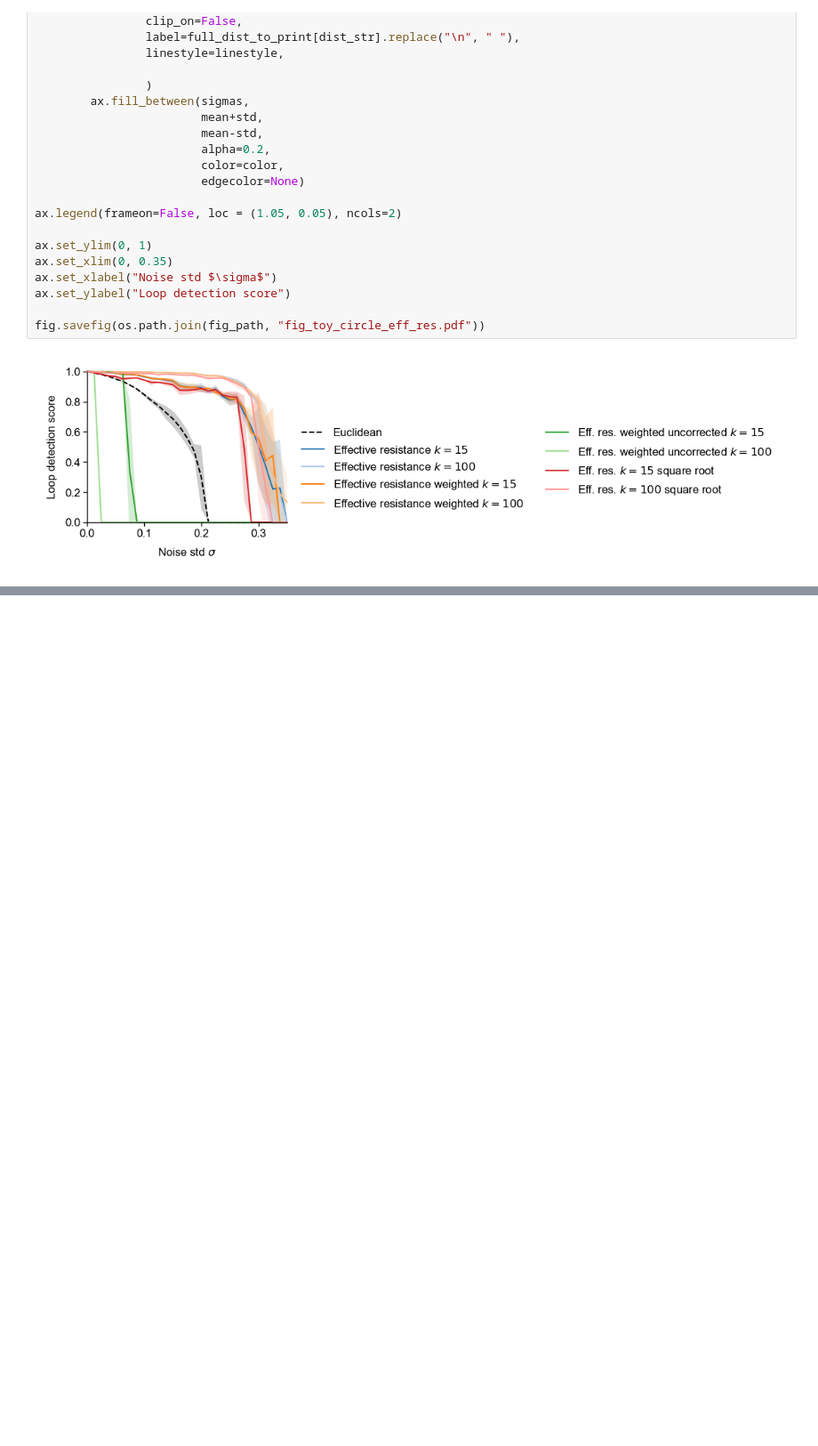
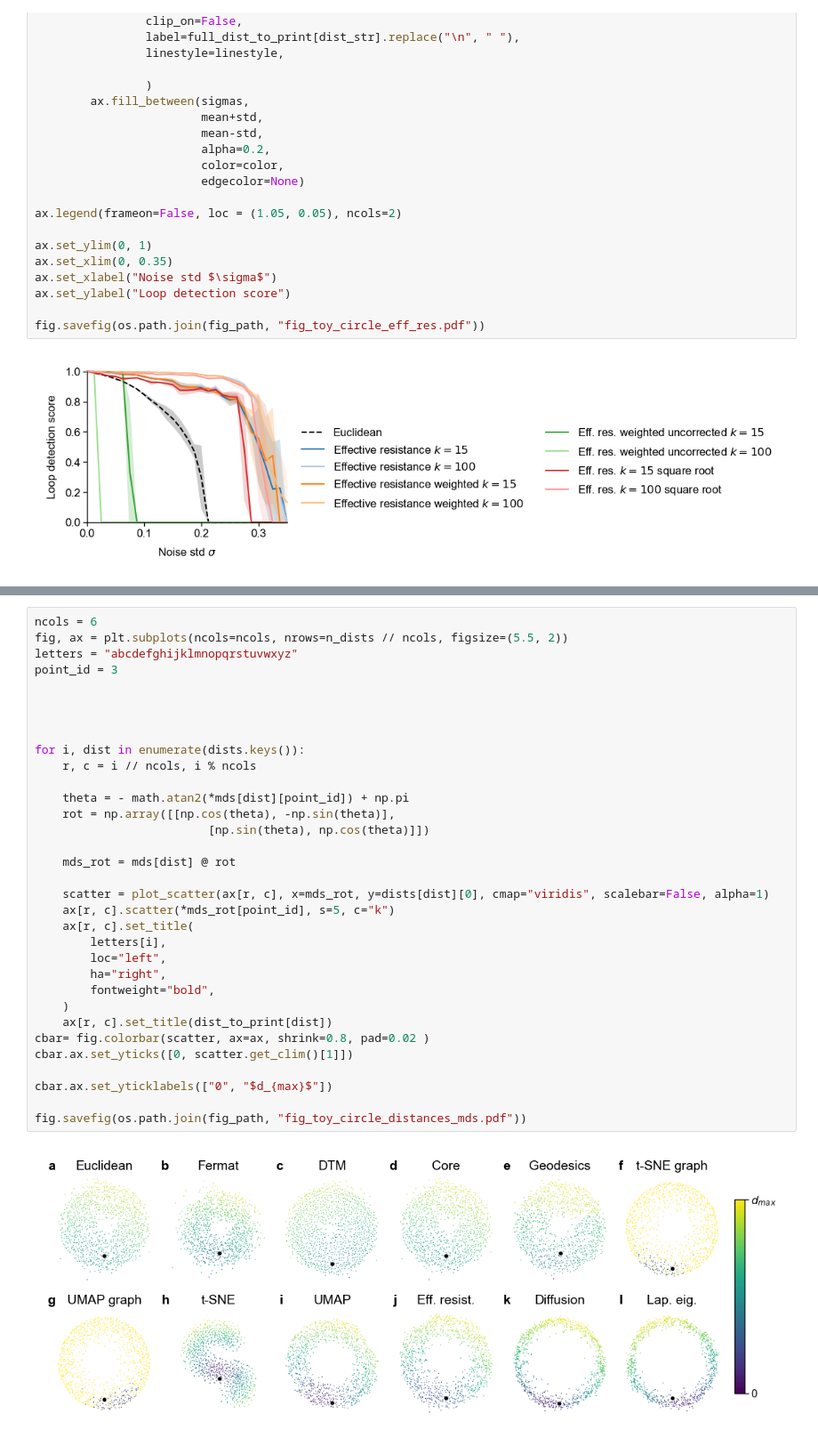
Before and after one commit to berenslab/eff-ph, a Jupyter notebook: notebooks/fig_circle.ipynb, the cells around one changed output, grey strips where cells are left out. Shown: that part at 89% size. Saved outputs shown, nothing was run; the diff lists cells and outputs as text; blank space fills up the shorter version.

```diff
--- a/notebooks/fig_circle.ipynb
+++ b/notebooks/fig_circle.ipynb
@@ -250,0 +414,35 @@ fig.savefig(os.path.join(fig_path, "fig_toy_circle_eff_res.pdf"))
+# %%
+ncols = 6
+fig, ax = plt.subplots(ncols=ncols, nrows=n_dists // ncols, figsize=(5.5, 2))
+letters = "abcdefghijklmnopqrstuvwxyz"
+point_id = 3
+
+
+
+
+for i, dist in enumerate(dists.keys()):
+    r, c = i // ncols, i % ncols
+
+    theta = - math.atan2(*mds[dist][point_id]) + np.pi
+    rot = np.array([[np.cos(theta), -np.sin(theta)],
+                         [np.sin(theta), np.cos(theta)]])
+
+    mds_rot = mds[dist] @ rot
+
+    scatter = plot_scatter(ax[r, c], x=mds_rot, y=dists[dist][0], cmap="viridis", scalebar=False, alpha=1)
+    ax[r, c].scatter(*mds_rot[point_id], s=5, c="k")
+    ax[r, c].set_title(
+        letters[i],
+        loc="left",
+        ha="right",
+        fontweight="bold",
+    )
+    ax[r, c].set_title(dist_to_print[dist])
+cbar= fig.colorbar(scatter, ax=ax, shrink=0.8, pad=0.02 )
+cbar.ax.set_yticks([0, scatter.get_clim()[1]])
+
+cbar.ax.set_yticklabels(["0", "$d_{max}$"])
+
+fig.savefig(os.path.join(fig_path, "fig_toy_circle_distances_mds.pdf"))
+# %% [output]
+[figure, added]
```
Also changed, not shown: parts of 16 cells of this notebook, 14 other files.
